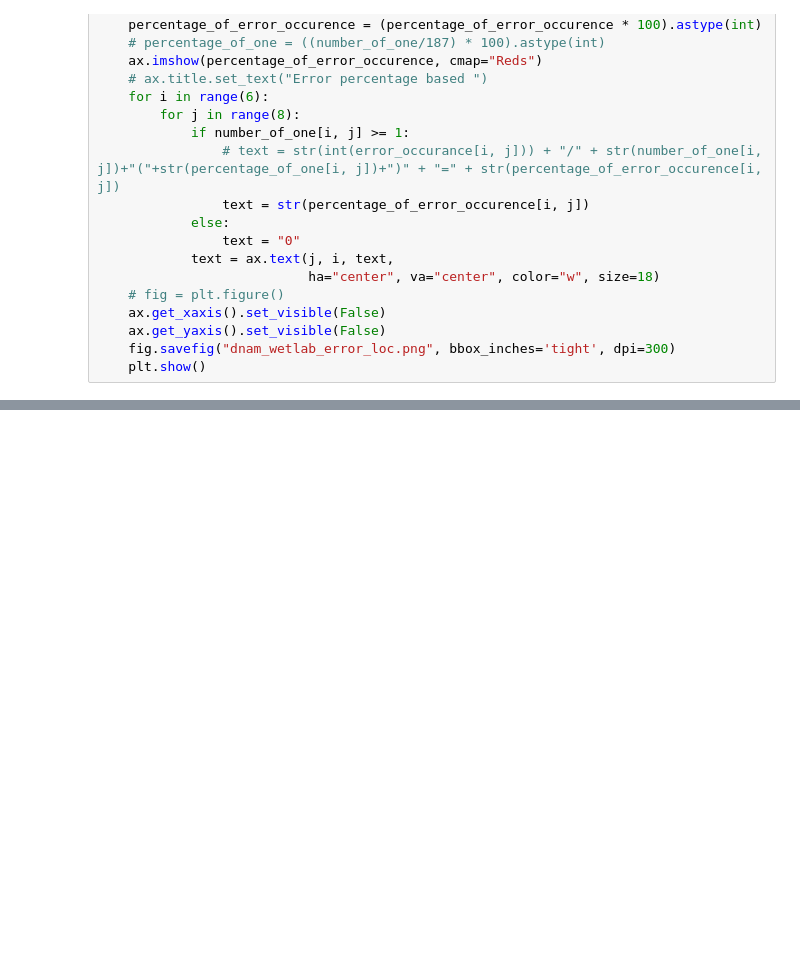
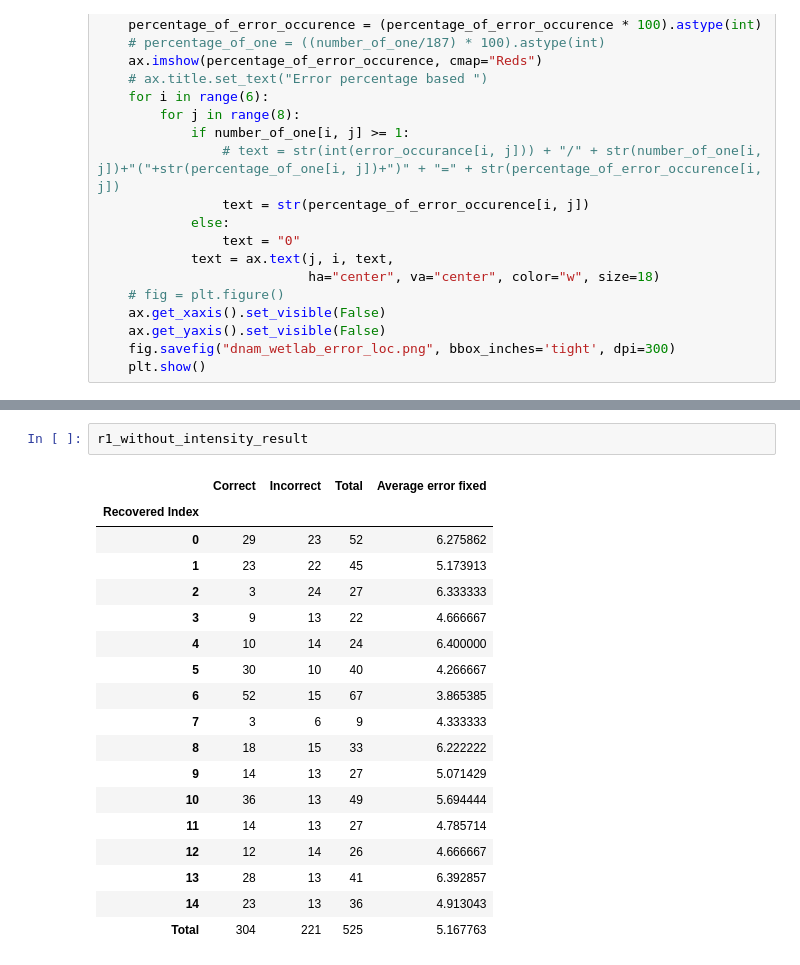
Before and after one commit to gmortuza/dissertation, a Jupyter notebook: others/dnam_wetlab.ipynb, the cells around one changed output, grey strips where cells are left out. Cells and saved outputs as stored; diff of their text form; blank space fills up the shorter version.

```diff
--- a/others/dnam_wetlab.ipynb
+++ b/others/dnam_wetlab.ipynb
@@ -339,0 +374,21 @@ print_individual_error(combine_error_location_details, combined_number_of_one)
+# %%
+r1_without_intensity_result
+# %% [output]
+|  | Correct | Incorrect | Total | Average error fixed |
+| Recovered Index |  |  |  |  |
+| 0 | 29 | 23 | 52 | 6.275862 |
+| 1 | 23 | 22 | 45 | 5.173913 |
+| 2 | 3 | 24 | 27 | 6.333333 |
+| 3 | 9 | 13 | 22 | 4.666667 |
+| 4 | 10 | 14 | 24 | 6.400000 |
+| 5 | 30 | 10 | 40 | 4.266667 |
+| 6 | 52 | 15 | 67 | 3.865385 |
+| 7 | 3 | 6 | 9 | 4.333333 |
+| 8 | 18 | 15 | 33 | 6.222222 |
+| 9 | 14 | 13 | 27 | 5.071429 |
+| 10 | 36 | 13 | 49 | 5.694444 |
+| 11 | 14 | 13 | 27 | 4.785714 |
+| 12 | 12 | 14 | 26 | 4.666667 |
+| 13 | 28 | 13 | 41 | 6.392857 |
+| 14 | 23 | 13 | 36 | 4.913043 |
+| Total | 304 | 221 | 525 | 5.167763 |
```
Also changed, not shown: parts of 15 cells of this notebook, 11 other files.
